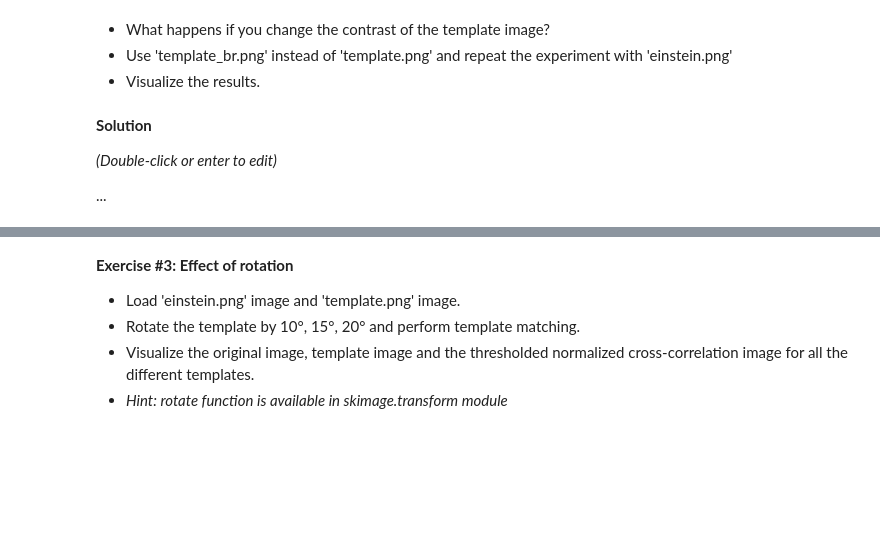
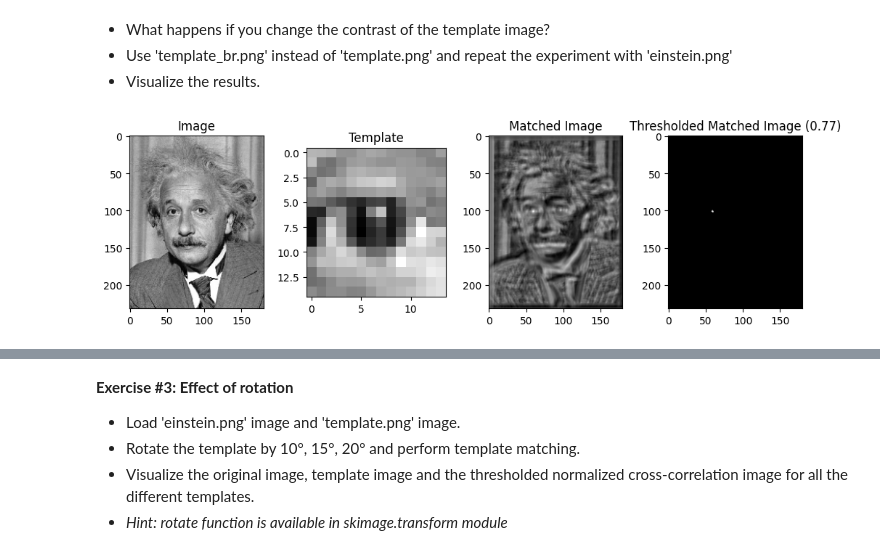
Before and after one commit to BecTome/UPC_MasterArtificialIntelligence, a Jupyter notebook: CV/Labs/P04_20231017_template_matching_and_HOG/p4_template_matching_HOG.ipynb, the cells around one changed output, grey strips where cells are left out. Saved outputs shown, nothing was run; the diff lists cells and outputs as text; code cells hidden in the pictures; blank space fills up the shorter version.

```diff
--- a/CV/Labs/P04_20231017_template_matching_and_HOG/p4_template_matching_HOG.ipynb
+++ b/CV/Labs/P04_20231017_template_matching_and_HOG/p4_template_matching_HOG.ipynb
@@ -186,6 +186,30 @@ While Normalized Cross Correlation is less sensitive to overall intensity change
-# %% [markdown]
-**Solution**
-
-*(Double-click or enter to edit)*
-
-...
+# %%
+# solution
+
+image = io.imread('images/einstein.png')[:, :, :3]
+image = color.rgb2gray(image)
+
+template = io.imread('images/template_br.png')[:, :, :3]
+template = color.rgb2gray(template)
+
+thresh = 0.77
+match_temp = feature.match_template(image, template, pad_input=True)
+
+match_temp_thresh = thresh_match(match_temp, thresh)
+
+fig, ax = plt.subplots(1, 4, figsize=(10,3))
+ax[0].imshow(image, cmap='gray')
+ax[0].set_title('Image')
+
+ax[1].imshow(template,  cmap='gray')
+ax[1].set_title('Template')
+
+ax[2].imshow(match_temp, cmap='gray')
+ax[2].set_title('Matched Image')
+
+ax[3].imshow(match_temp_thresh, cmap='gray')
+ax[3].set_title(f'Thresholded Matched Image ({thresh})')
+
+fig.tight_layout();
+# %% [output]
+[figure, added]
```
Also changed, not shown: parts of 29 cells of this notebook.
